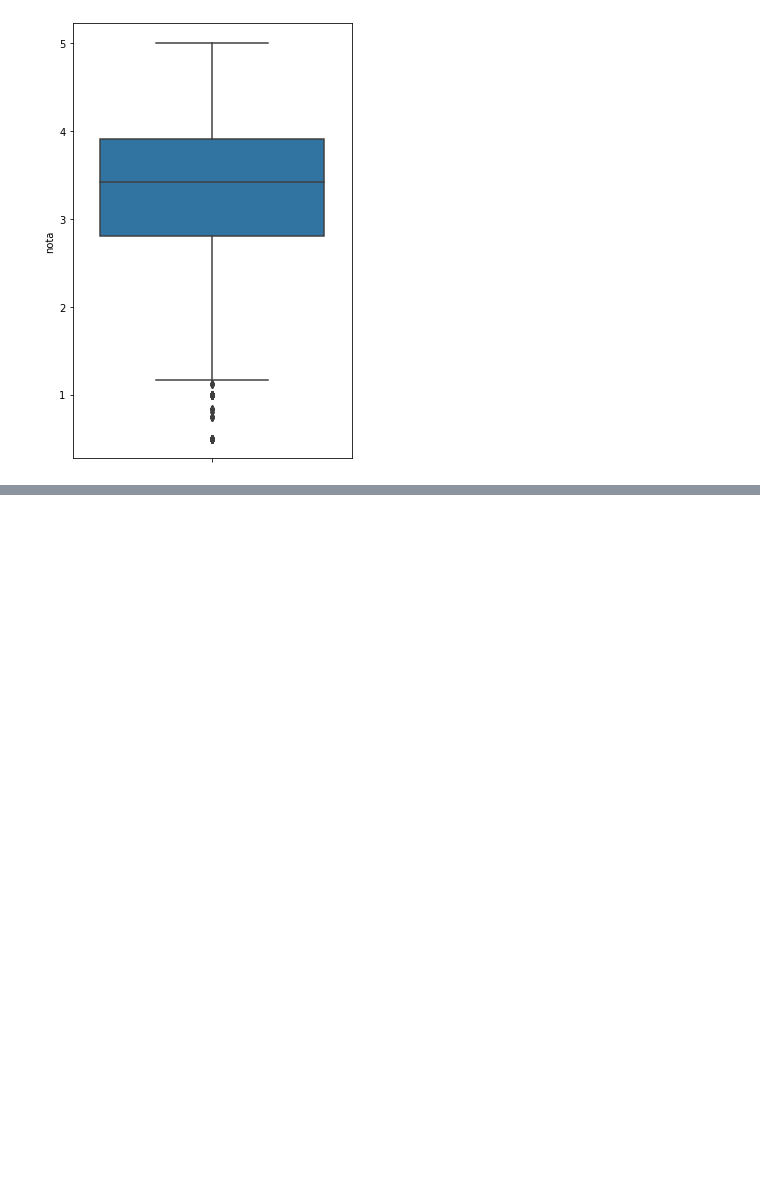
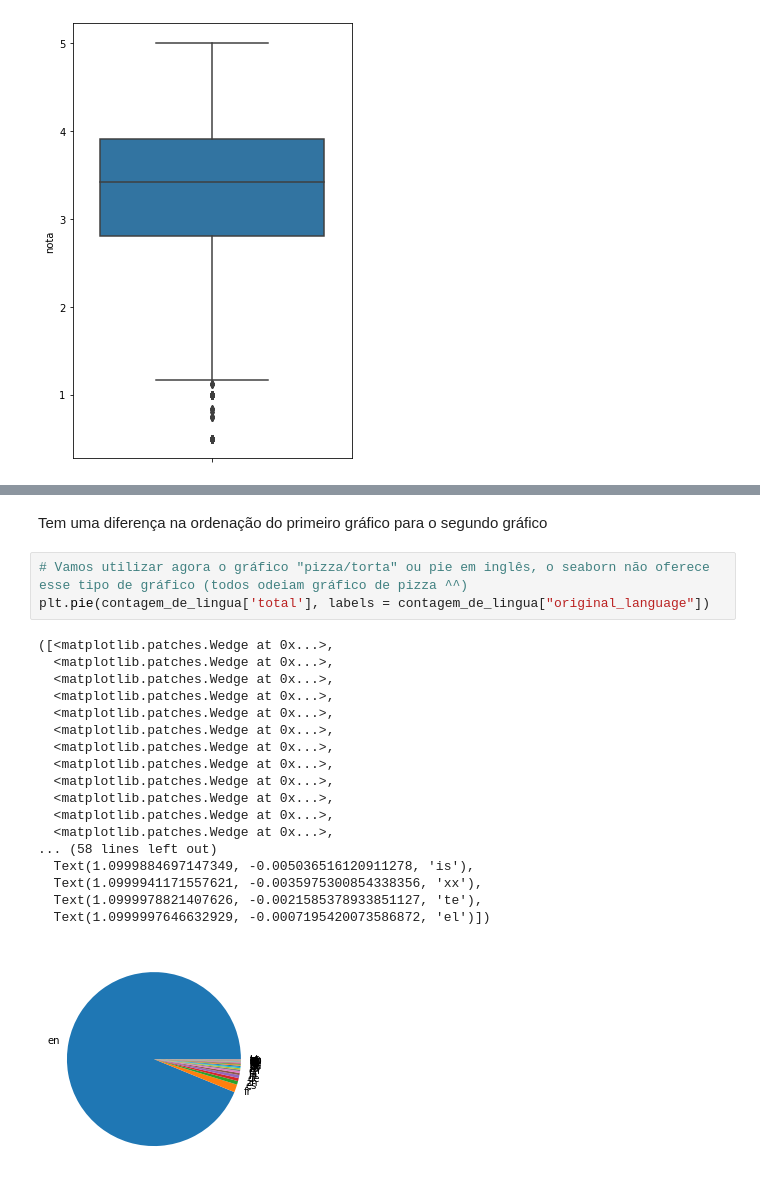
Before and after one commit to WilliamSilfer/Data-Science-Alura, a Jupyter notebook: Aula01 - Exploracao_dados.ipynb, the cells around one changed output, grey strips where cells are left out. Saved outputs shown, nothing was run; the diff lists cells and outputs as text; blank space fills up the shorter version.

```diff
--- a/Aula01 - Exploracao_dados.ipynb
+++ b/Aula01 - Exploracao_dados.ipynb
@@ -239,0 +366,24 @@ sns.boxplot(y=media_por_filme)
+# %% [markdown]
+Tem uma diferença na ordenação do primeiro gráfico para o segundo gráfico
+# %%
+# Vamos utilizar agora o gráfico "pizza/torta" ou pie em inglês, o seaborn não oferece esse tipo de gráfico (todos odeiam gráfico de pizza ^^)
+plt.pie(contagem_de_lingua['total'], labels = contagem_de_lingua["original_language"])
+# %% [output]
+([<matplotlib.patches.Wedge at 0x...>,
+  <matplotlib.patches.Wedge at 0x...>,
+  <matplotlib.patches.Wedge at 0x...>,
+  <matplotlib.patches.Wedge at 0x...>,
+  <matplotlib.patches.Wedge at 0x...>,
+  <matplotlib.patches.Wedge at 0x...>,
+  <matplotlib.patches.Wedge at 0x...>,
+  <matplotlib.patches.Wedge at 0x...>,
+  <matplotlib.patches.Wedge at 0x...>,
+  <matplotlib.patches.Wedge at 0x...>,
+  <matplotlib.patches.Wedge at 0x...>,
+  <matplotlib.patches.Wedge at 0x...>,
+... (58 lines left out)
+  Text(1.0999884697147349, -0.005036516120911278, 'is'),
+  Text(1.0999941171557621, -0.0035975300854338356, 'xx'),
+  Text(1.0999978821407626, -0.0021585378933851127, 'te'),
+  Text(1.0999997646632929, -0.0007195420073586872, 'el')])
+[figure, added]
```
Also changed, not shown: parts of 50 cells of this notebook.
